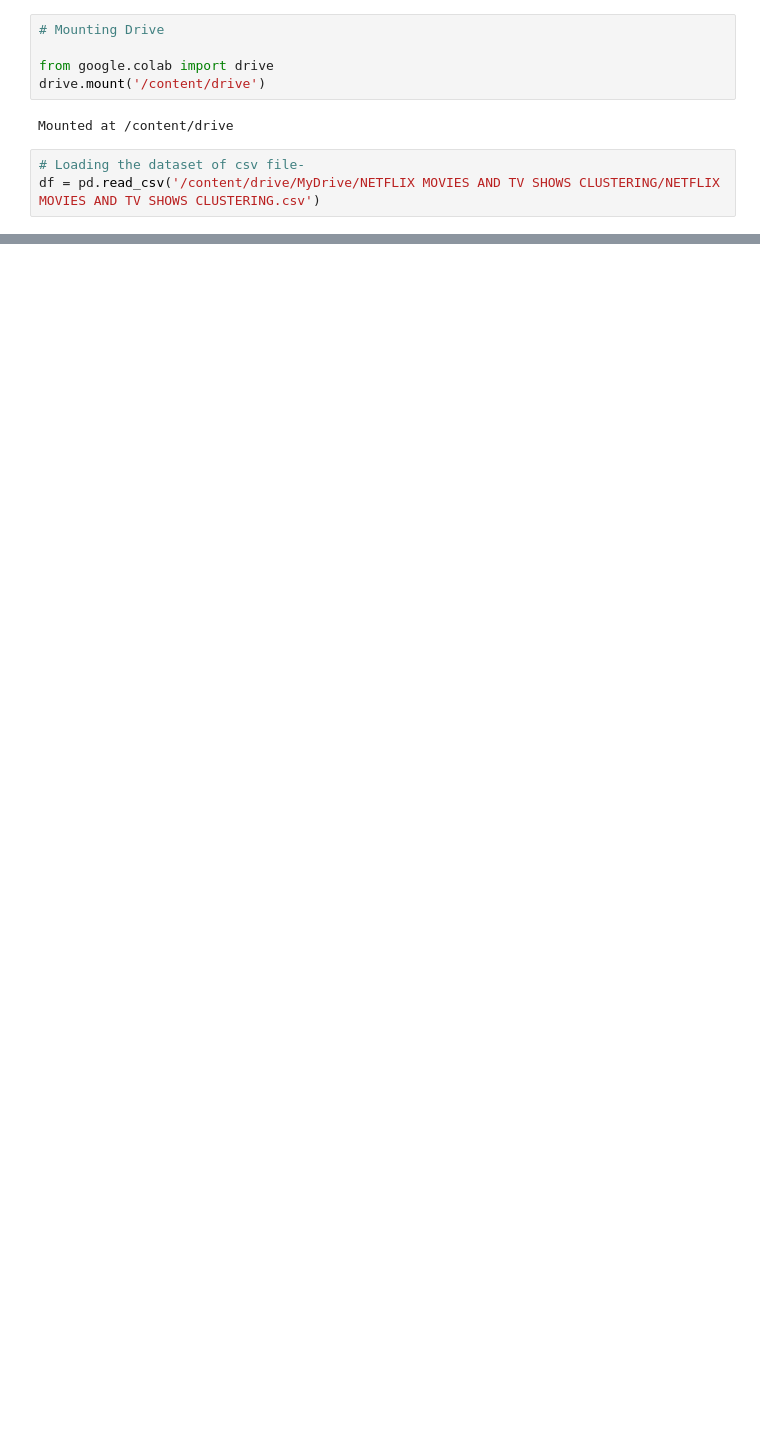
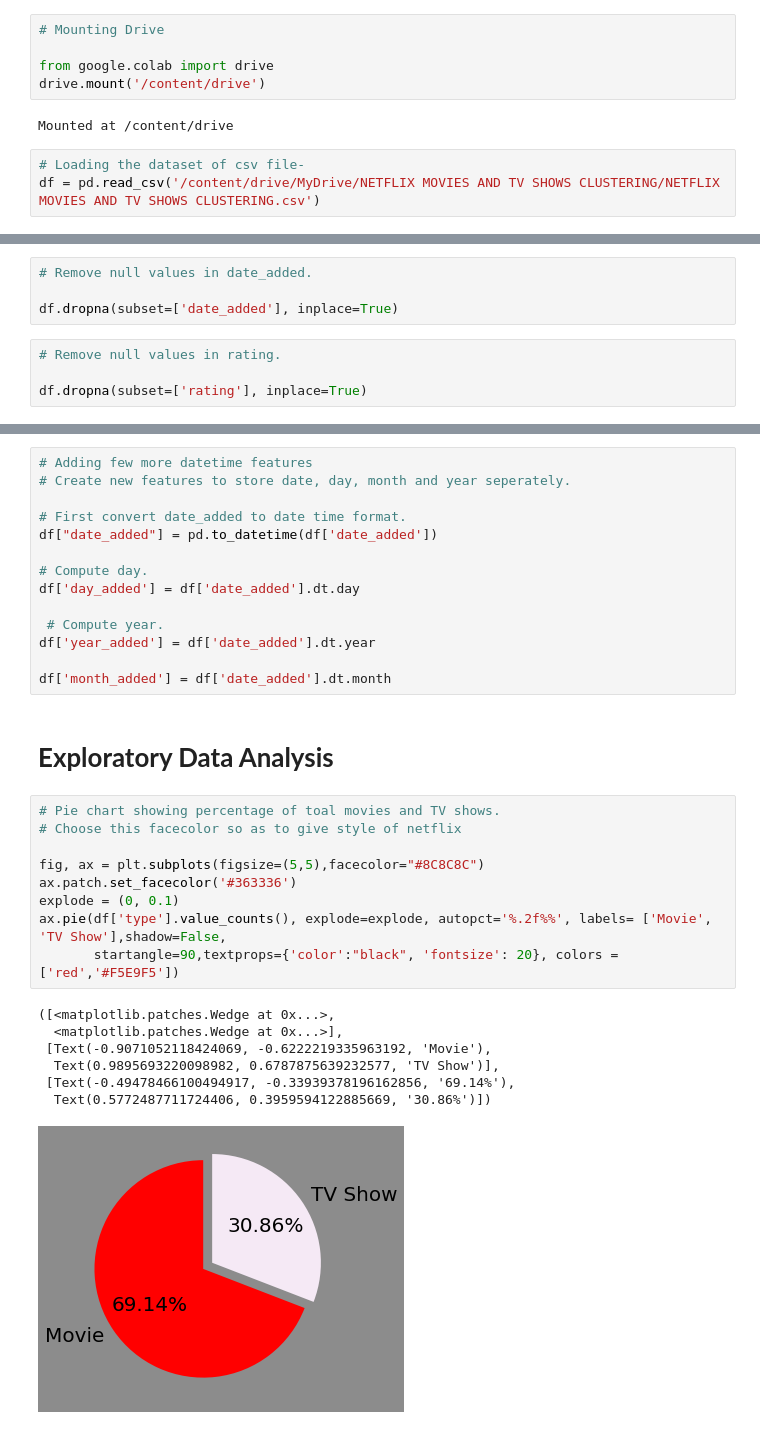
Before and after one commit to kunikagupta27/NETFLIX_MOVIES_AND_TV_SHOWS_CLUSTERING, a Jupyter notebook: NETFLIX_MOVIES_AND_TV_SHOWS_CLUSTERING.ipynb, the cells around one changed output, grey strips where cells are left out. Saved outputs shown, nothing was run; the diff lists cells and outputs as text; blank space fills up the shorter version.

```diff
--- a/NETFLIX_MOVIES_AND_TV_SHOWS_CLUSTERING.ipynb
+++ b/NETFLIX_MOVIES_AND_TV_SHOWS_CLUSTERING.ipynb
@@ -144,0 +216,8 @@ dtype: int64
+# %%
+# Remove null values in date_added.
+
+df.dropna(subset=['date_added'], inplace=True)
+# %%
+# Remove null values in rating.
+
+df.dropna(subset=['rating'], inplace=True)
@@ -144,0 +230,33 @@ dtype: int64
+# %%
+# Adding few more datetime features
+# Create new features to store date, day, month and year seperately.
+
+# First convert date_added to date time format.
+df["date_added"] = pd.to_datetime(df['date_added'])
+
+# Compute day.
+df['day_added'] = df['date_added'].dt.day
+
+ # Compute year.
+df['year_added'] = df['date_added'].dt.year
+
+df['month_added'] = df['date_added'].dt.month
+# %% [markdown]
+# **Exploratory Data Analysis**
+# %%
+# Pie chart showing percentage of toal movies and TV shows.
+# Choose this facecolor so as to give style of netflix
+
+fig, ax = plt.subplots(figsize=(5,5),facecolor="#8C8C8C")
+ax.patch.set_facecolor('#363336')
+explode = (0, 0.1)
+ax.pie(df['type'].value_counts(), explode=explode, autopct='%.2f%%', labels= ['Movie', 'TV Show'],shadow=False,
+       startangle=90,textprops={'color':"black", 'fontsize': 20}, colors =['red','#F5E9F5'])
+# %% [output]
+([<matplotlib.patches.Wedge at 0x...>,
+  <matplotlib.patches.Wedge at 0x...>],
+ [Text(-0.9071052118424069, -0.6222219335963192, 'Movie'),
+  Text(0.9895693220098982, 0.6787875639232577, 'TV Show')],
+ [Text(-0.49478466100494917, -0.33939378196162856, '69.14%'),
+  Text(0.5772487711724406, 0.3959594122885669, '30.86%')])
+[figure, added]
```
Also changed, not shown: parts of 36 cells of this notebook.
